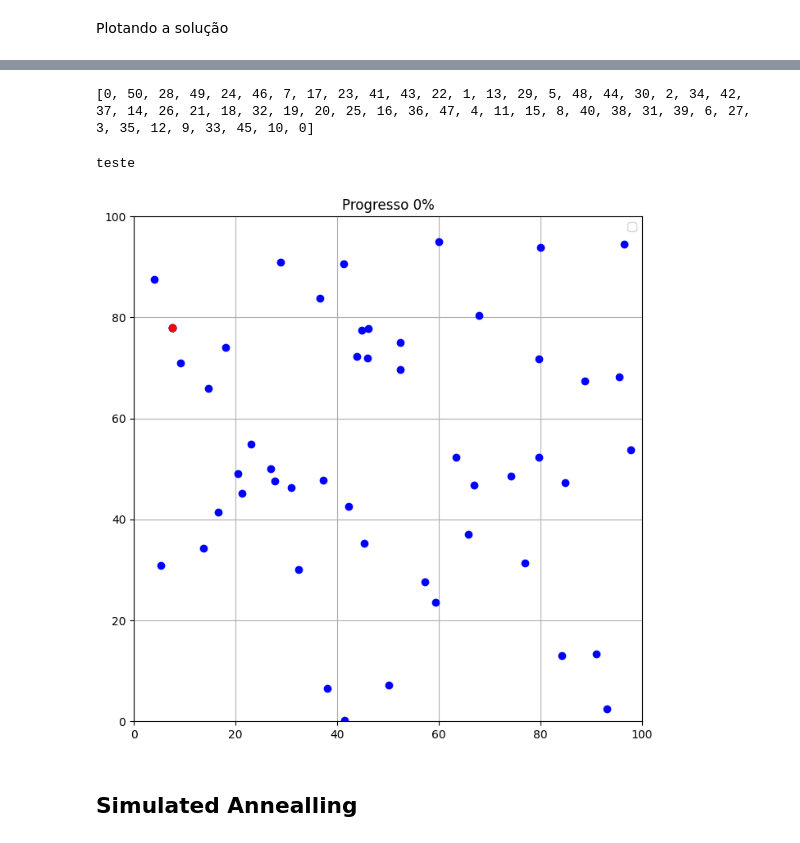
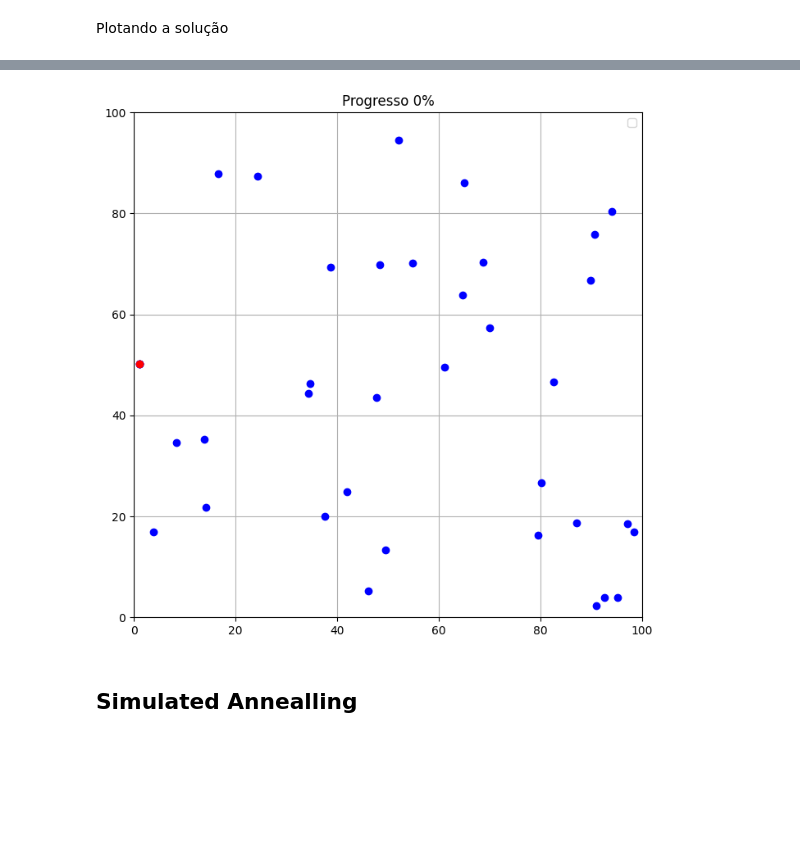
Before and after one commit to Wally-sson/pys, a Jupyter notebook: Problema do Caxeiro Viajante.ipynb, the cells around one changed output, grey strips where cells are left out. Cells and saved outputs as stored; diff of their text form; code cells hidden in the pictures; blank space fills up the shorter version.

```diff
--- a/Problema do Caxeiro Viajante.ipynb
+++ b/Problema do Caxeiro Viajante.ipynb
@@ -37,10 +37,10 @@ $\quad$ O enunciado do Problema do Caxeiro Viajente é bem simples: dado um conj
 # %% [markdown]
 $\quad$ O Problema do Caxeiro Viajante é um clássico problema de otimização da matemática.
 # %%
-N = 50
+N = 35
 L = 100
 
-np.random.seed(7)  # Para reprodutibilidade
+np.random.seed(9)  # Para reprodutibilidade
 cidades = np.random.rand(N+1, 2) * 100  # Coordenadas entre 0 e 100
 cidades[N] = cidades[0]
 # %% [markdown]
@@ -48,20 +48,20 @@ cidades[N] = cidades[0]
 # %% [markdown]
 $\quad$ Esse é o método mais básico, mas que naturalmente também tem uma eficiência limitada. A lógica é simpleS: escolhemos uma cidades para sair, e a partir dela calculamos qual cidades é a mais próxima e viajamos até ela. Chegando nessa outra cidade, repetimos o processo, com o adendo de que excluimos a cidades anterior do conjuntos de cidades possíveis, do contrário ficaríamos indo e voltando ente duas cidades.
 # %%
-def nearest_neighbor(cidades_NN, ind):
+def nearest_neighbor(cidades_NN):
     n = cidades_NN.shape[0] # Número de cidades... N
-    visited = [ind]  # Começa na cidade 0
+    visited = [0]  # Começa na cidade 0
     total_distance = 0.0
 
     quadros_NN = [visited.copy()]
     while len(visited) < n: # Rodar enquanto o tamanho do vetor _visitados_ for menor do que o número total de cidades
-        current_city = visited[-1] # Cidade atual do looping é a última do vetor.
-        unvisited = [i for i in range(n) if i not in visited]
+        current_city = visited[-1] # Cidade atual do looping é sempre a última do vetor, que adicionada lá no passo anterior do looping.
+        unvisited = [i for i in range(n) if i not in visited] # Vetor dos índices da cidades ainda não visitadas.
         distances = [np.linalg.norm(cidades_NN[current_city] - cidades_NN[i]) for i in unvisited]
-        nearest = unvisited[np.argmin(distances)]
-        visited.append(nearest)
-        total_distance += min(distances)
-        quadros_NN.append(visited.copy())
+        nearest = unvisited[np.argmin(distances)] # Indice da cidade que tem a menor distancia.
+        visited.append(nearest) # Adicionar o índice da menor cidade às cidades visitadas.
+        total_distance += min(distances) # Soma à distância total o percurso até a próxima cidade.
+        quadros_NN.append(visited.copy()) # Adicionar o atual estado do vetor com os índices à um outro vetor, que depois será utilizado para fazer uma animação.
 
 
     # Voltar à cidade inicial
@@ -72,15 +72,3 @@ def nearest_neighbor(cidades_NN, ind):
     return visited, total_distance, quadros_NN
 # %% [markdown]
 Resolvendo o problema
-# %%
-cidades_NN = cidades.copy()
-
-# Resolver o problema
-inicios = np.zeros(N, float)
-for i in range(N):
-    inicios[i] = i
-
-distancias = []
-for ind in inicios:
-
-    ordem_visita, total_distance, quadros_NN = nearest_neighbor(cidades_NN, ind)
@@ -89,3 +75,7 @@ NameError: name 'ind' is not defined
+# %%
+cidades_NN = cidades.copy()
+
+ordem_visita, total_distance, quadros_NN = nearest_neighbor(cidades_NN)
 # %% [markdown]
 Plotando a solução
 # %%
@@ -109,31 +99,21 @@ Distância total percorrida: 669.99
-# %%
-print(quadros_NN[-1])
-# %% [output]
-[0, 50, 28, 49, 24, 46, 7, 17, 23, 41, 43, 22, 1, 13, 29, 5, 48, 44, 30, 2, 34, 42, 37, 14, 26, 21, 18, 32, 19, 20, 25, 16, 36, 47, 4, 11, 15, 8, 40, 38, 31, 39, 6, 27, 3, 35, 12, 9, 33, 45, 10, 0]
 # %%
 fig, ax = plt.subplots(figsize=(8,8))
 
 def atualizar_SA(i):
     ax.clear()
     ax.plot(cidades_NN[quadros_NN[-1], 0], cidades_NN[quadros_NN[-1], 1], 'o', color='blue')
     ax.plot(cidades_NN[quadros_NN[i], 0], cidades_NN[quadros_NN[i], 1], 'o-', color='red')
     ax.set_xlim(0, L)
     ax.set_ylim(0, L)
     ax.set_title(f'Progresso {(i/len(quadros_NN)*100):.0f}%')
     ax.legend()
     ax.grid(True)
-    if i == len(quadros_NN)-1:
-        print("teste")
-        rate(10000)
-
-
 
 ani = animation.FuncAnimation(fig, atualizar_SA, np.arange(len(quadros_NN)), interval=150)
 
 ani.save('nearest nei.gif', writer='pillow', dpi=80)
 # %% [output]
-teste
-[figure, old version]
+[figure, new version]
 # %% [markdown]
 ## Simulated Annealling
 # %% [markdown]
```
Also changed, not shown: parts of 21 cells of this notebook, 6 other files.
